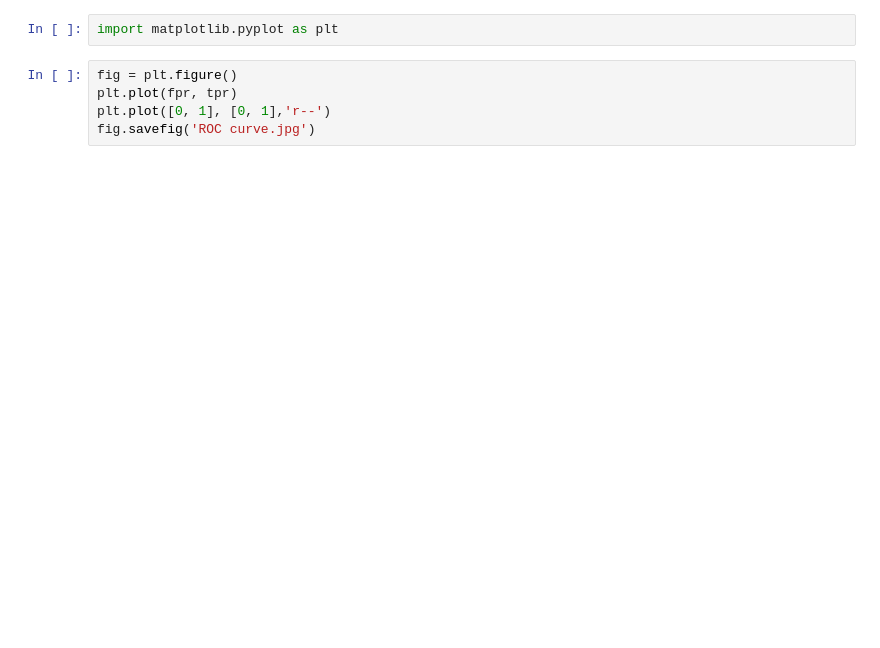
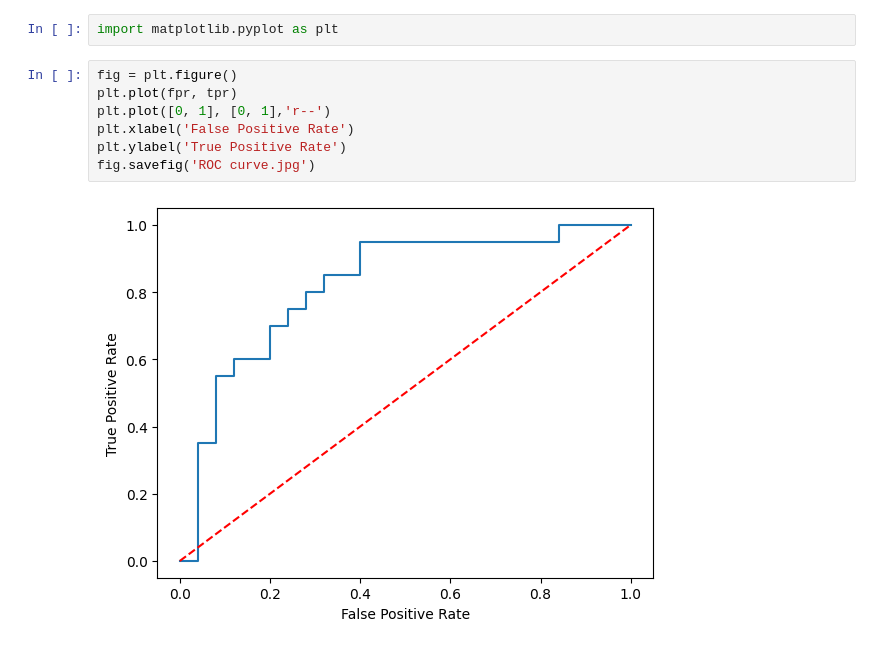
Before and after one commit to mahrukh-k/Containing-the-spread-of-monkeypox-virus-using-a-convolutional-neural-network, a Jupyter notebook: monkeypox_models_app/model_evaluation.ipynb, the cells around one changed output. Drawn from its saved outputs; the diff is of its cells as text; blank space fills up the shorter version.

Commit message:
update figures

```diff
--- a/monkeypox_models_app/model_evaluation.ipynb
+++ b/monkeypox_models_app/model_evaluation.ipynb
@@ -122,5 +124,9 @@ import matplotlib.pyplot as plt
 # %%
 fig = plt.figure()
 plt.plot(fpr, tpr)
 plt.plot([0, 1], [0, 1],'r--')
+plt.xlabel('False Positive Rate')
+plt.ylabel('True Positive Rate')
 fig.savefig('ROC curve.jpg')
+# %% [output]
+[figure, added]
```
Also changed, not shown: parts of 4 cells of this notebook, 2 other files.
